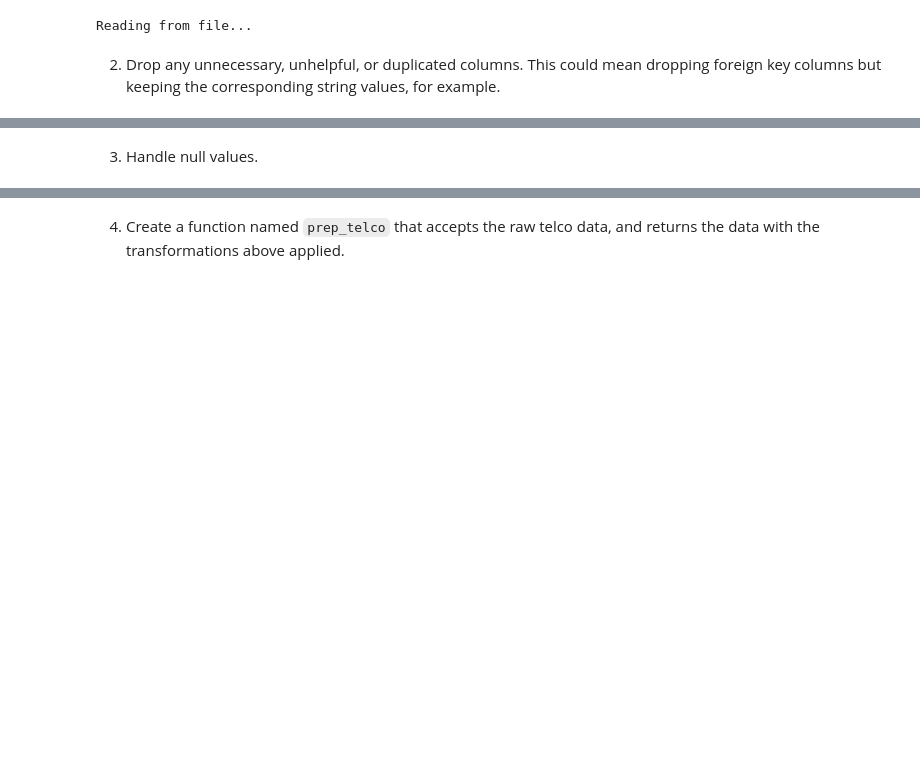
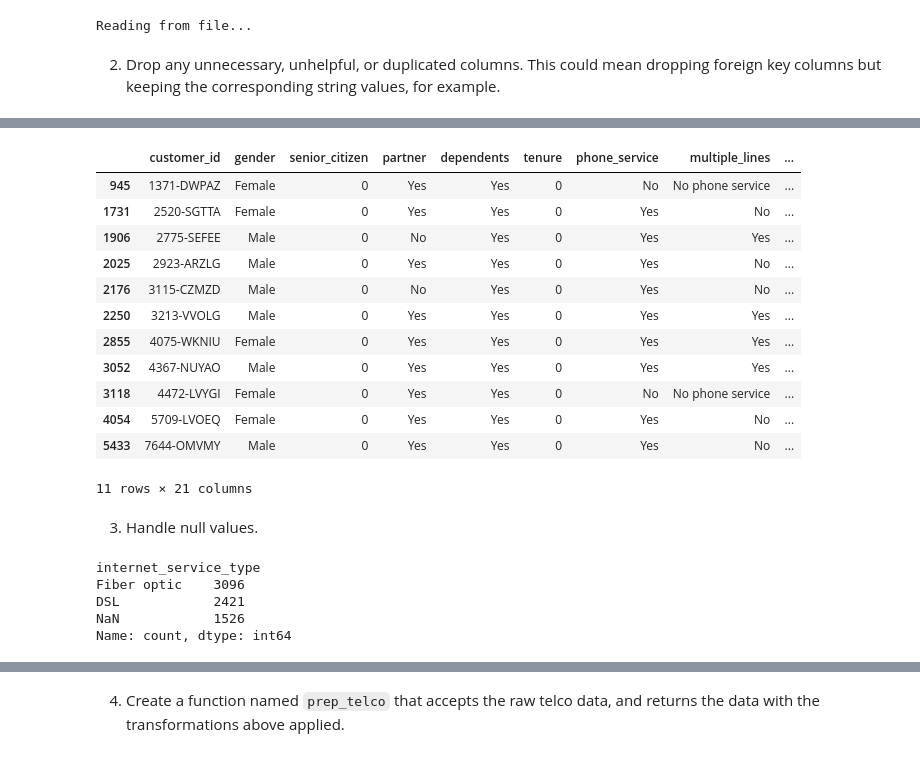
Before and after one commit to Michael-Nelson361/classification-exercises, a Jupyter notebook: classification_exercises.ipynb, the cells around one changed output, grey strips where cells are left out. Cells and saved outputs as stored; diff of their text form; code cells hidden in the pictures; blank space fills up the shorter version.

Commit message:
Completed telco section of exercises and created split function

```diff
--- a/classification_exercises.ipynb
+++ b/classification_exercises.ipynb
@@ -58,2 +85,3 @@ Reading from file...
 # %%
 # Drop extra ID columns
+telco = telco.drop(columns=['payment_type_id','internet_service_type_id','contract_type_id'],errors='ignore')
@@ -59,0 +114,9 @@ Reading from file...
+# %%
+# Convert categoricals into objects
+for col in telco.columns:
+    # print(col)
+    if telco[col].dtype != 'object' and telco[col].nunique() < 10:
+        telco[col] = telco[col].astype(object)
+        # print(col,'is not object')
+    # if telco[col].nunique() < 10:
+    #     print(col,'is probably cat var')
@@ -59,0 +141,17 @@ Reading from file...
+# %%
+# Examine records with these fake null values
+telco[telco.total_charges == ' ']
+# %% [output]
+|  | customer_id | gender | senior_citizen | partner | dependents | tenure | phone_service | multiple_lines | ... |
+| 945 | 1371-DWPAZ | Female | 0 | Yes | Yes | 0 | No | No phone service | ... |
+| 1731 | 2520-SGTTA | Female | 0 | Yes | Yes | 0 | Yes | No | ... |
+| 1906 | 2775-SEFEE | Male | 0 | No | Yes | 0 | Yes | Yes | ... |
+| 2025 | 2923-ARZLG | Male | 0 | Yes | Yes | 0 | Yes | No | ... |
+| 2176 | 3115-CZMZD | Male | 0 | No | Yes | 0 | Yes | No | ... |
+| 2250 | 3213-VVOLG | Male | 0 | Yes | Yes | 0 | Yes | Yes | ... |
+| 2855 | 4075-WKNIU | Female | 0 | Yes | Yes | 0 | Yes | Yes | ... |
+| 3052 | 4367-NUYAO | Male | 0 | Yes | Yes | 0 | Yes | Yes | ... |
+| 3118 | 4472-LVYGI | Female | 0 | Yes | Yes | 0 | No | No phone service | ... |
+| 4054 | 5709-LVOEQ | Female | 0 | Yes | Yes | 0 | Yes | No | ... |
+| 5433 | 7644-OMVMY | Male | 0 | Yes | Yes | 0 | Yes | No | ... |
+11 rows × 21 columns
@@ -60,2 +163,11 @@ Reading from file...
 # %% [markdown]
 3. Handle null values.
+# %%
+# See why there are so many nulls in internet_service_type
+telco.internet_service_type.value_counts(dropna=False)
+# %% [output]
+internet_service_type
+Fiber optic    3096
+DSL            2421
+NaN            1526
+Name: count, dtype: int64
```
Also changed, not shown: parts of 23 cells of this notebook.
